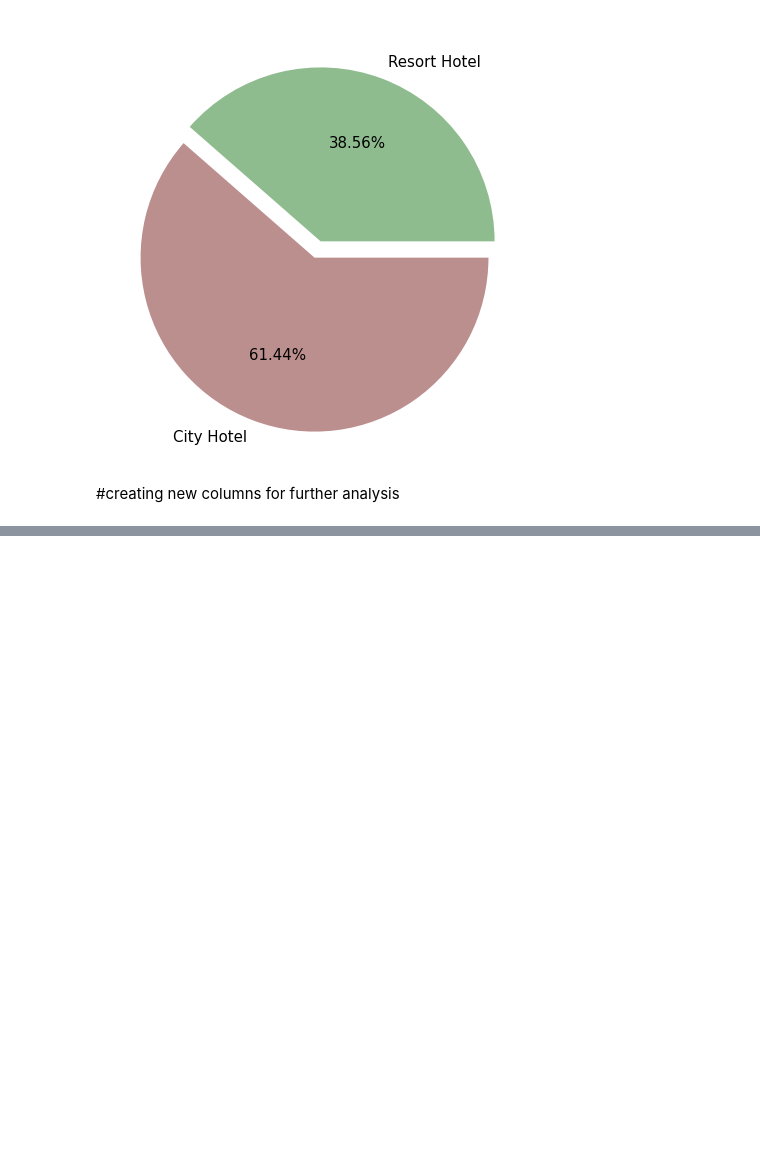
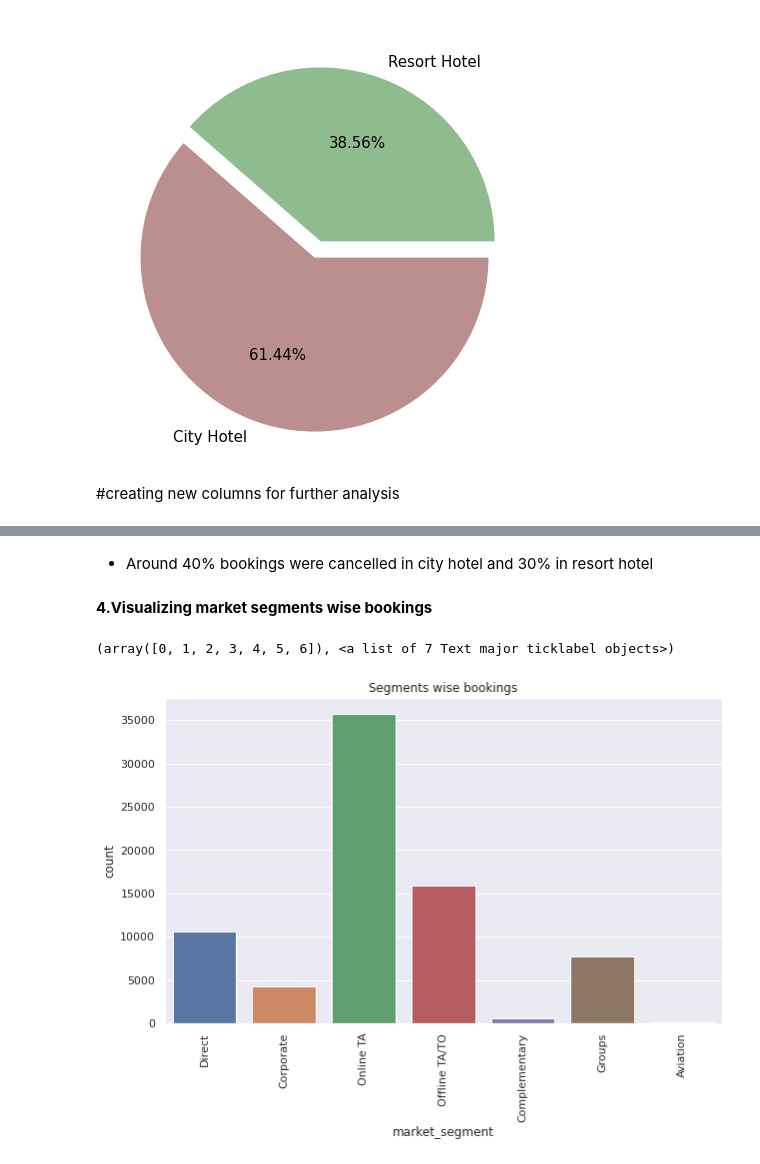
Before and after one commit to yraj1996/hotel_booking_analysis-EDA, a Jupyter notebook: Copy_of_Hotel_Booking_Analysis_Capstone_Project.ipynb, the cells around one changed output, grey strips where cells are left out. Drawn from its saved outputs; the diff is of its cells as text; code cells hidden in the pictures; blank space fills up the shorter version.

```diff
--- a/Copy_of_Hotel_Booking_Analysis_Capstone_Project.ipynb
+++ b/Copy_of_Hotel_Booking_Analysis_Capstone_Project.ipynb
@@ -241,0 +318,11 @@ hotel_df.head()
+# %% [markdown]
+*  Around 40% bookings were cancelled in city hotel and 30% in resort hotel
+# %% [markdown]
+**4.Visualizing market segments wise bookings**
+# %%
+plt.title('Segments wise bookings')
+sns.countplot(x='market_segment',data=booking_df)
+plt.xticks(rotation = 90)
+# %% [output]
+(array([0, 1, 2, 3, 4, 5, 6]), <a list of 7 Text major ticklabel objects>)
+[figure, added]
```
Also changed, not shown: parts of 25 cells of this notebook.
